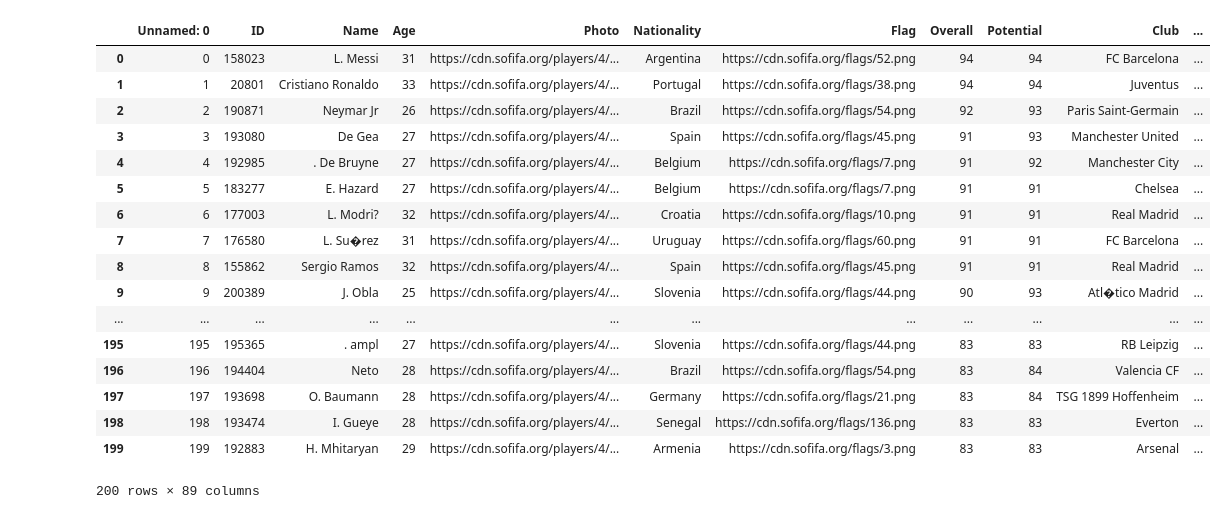
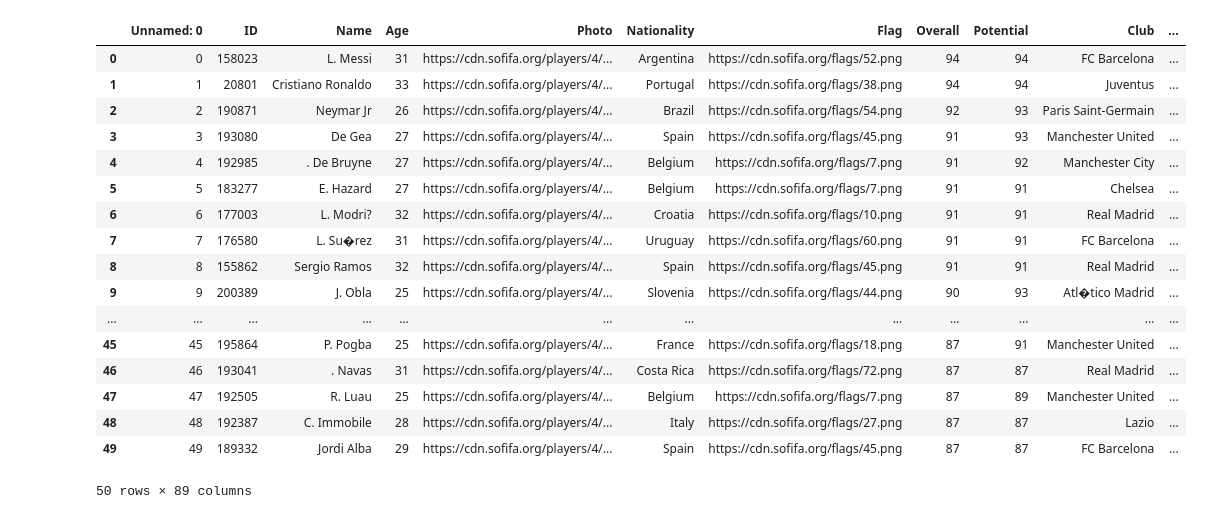
Before and after one commit to praneeth7894/Projects, a Jupyter notebook: Fifa19/Fifa19.ipynb, the cells around one changed output. Saved outputs shown, nothing was run; the diff lists cells and outputs as text; code cells hidden in the pictures.

```diff
--- a/Fifa19/Fifa19.ipynb
+++ b/Fifa19/Fifa19.ipynb
@@ -6,26 +7,26 @@ import statsmodels.api as sm
 import seaborn
 seaborn.set()
 # %%
-raw_data=pd.read_csv('fifa19.csv',nrows=200)
+raw_data=pd.read_csv('fifa19.csv',nrows=50)
 raw_data#Contains all data
 # %% [output]
 |  | Unnamed: 0 | ID | Name | Age | Photo | Nationality | Flag | Overall | Potential | Club | ... |
 | 0 | 0 | 158023 | L. Messi | 31 | https://cdn.sofifa.org/players/4/... | Argentina | https://cdn.sofifa.org/flags/52.png | 94 | 94 | FC Barcelona | ... |
 | 1 | 1 | 20801 | Cristiano Ronaldo | 33 | https://cdn.sofifa.org/players/4/... | Portugal | https://cdn.sofifa.org/flags/38.png | 94 | 94 | Juventus | ... |
 | 2 | 2 | 190871 | Neymar Jr | 26 | https://cdn.sofifa.org/players/4/... | Brazil | https://cdn.sofifa.org/flags/54.png | 92 | 93 | Paris Saint-Germain | ... |
 | 3 | 3 | 193080 | De Gea | 27 | https://cdn.sofifa.org/players/4/... | Spain | https://cdn.sofifa.org/flags/45.png | 91 | 93 | Manchester United | ... |
 | 4 | 4 | 192985 | . De Bruyne | 27 | https://cdn.sofifa.org/players/4/... | Belgium | https://cdn.sofifa.org/flags/7.png | 91 | 92 | Manchester City | ... |
 | 5 | 5 | 183277 | E. Hazard | 27 | https://cdn.sofifa.org/players/4/... | Belgium | https://cdn.sofifa.org/flags/7.png | 91 | 91 | Chelsea | ... |
 | 6 | 6 | 177003 | L. Modri? | 32 | https://cdn.sofifa.org/players/4/... | Croatia | https://cdn.sofifa.org/flags/10.png | 91 | 91 | Real Madrid | ... |
 | 7 | 7 | 176580 | L. Su�rez | 31 | https://cdn.sofifa.org/players/4/... | Uruguay | https://cdn.sofifa.org/flags/60.png | 91 | 91 | FC Barcelona | ... |
 | 8 | 8 | 155862 | Sergio Ramos | 32 | https://cdn.sofifa.org/players/4/... | Spain | https://cdn.sofifa.org/flags/45.png | 91 | 91 | Real Madrid | ... |
 | 9 | 9 | 200389 | J. Obla | 25 | https://cdn.sofifa.org/players/4/... | Slovenia | https://cdn.sofifa.org/flags/44.png | 90 | 93 | Atl�tico Madrid | ... |
 | ... | ... | ... | ... | ... | ... | ... | ... | ... | ... | ... | ... |
-| 195 | 195 | 195365 | . ampl | 27 | https://cdn.sofifa.org/players/4/... | Slovenia | https://cdn.sofifa.org/flags/44.png | 83 | 83 | RB Leipzig | ... |
-| 196 | 196 | 194404 | Neto | 28 | https://cdn.sofifa.org/players/4/... | Brazil | https://cdn.sofifa.org/flags/54.png | 83 | 84 | Valencia CF | ... |
-| 197 | 197 | 193698 | O. Baumann | 28 | https://cdn.sofifa.org/players/4/... | Germany | https://cdn.sofifa.org/flags/21.png | 83 | 84 | TSG 1899 Hoffenheim | ... |
-| 198 | 198 | 193474 | I. Gueye | 28 | https://cdn.sofifa.org/players/4/... | Senegal | https://cdn.sofifa.org/flags/136.png | 83 | 83 | Everton | ... |
-| 199 | 199 | 192883 | H. Mhitaryan | 29 | https://cdn.sofifa.org/players/4/... | Armenia | https://cdn.sofifa.org/flags/3.png | 83 | 83 | Arsenal | ... |
+| 45 | 45 | 195864 | P. Pogba | 25 | https://cdn.sofifa.org/players/4/... | France | https://cdn.sofifa.org/flags/18.png | 87 | 91 | Manchester United | ... |
+| 46 | 46 | 193041 | . Navas | 31 | https://cdn.sofifa.org/players/4/... | Costa Rica | https://cdn.sofifa.org/flags/72.png | 87 | 87 | Real Madrid | ... |
+| 47 | 47 | 192505 | R. Luau | 25 | https://cdn.sofifa.org/players/4/... | Belgium | https://cdn.sofifa.org/flags/7.png | 87 | 89 | Manchester United | ... |
+| 48 | 48 | 192387 | C. Immobile | 28 | https://cdn.sofifa.org/players/4/... | Italy | https://cdn.sofifa.org/flags/27.png | 87 | 87 | Lazio | ... |
+| 49 | 49 | 189332 | Jordi Alba | 29 | https://cdn.sofifa.org/players/4/... | Spain | https://cdn.sofifa.org/flags/45.png | 87 | 87 | FC Barcelona | ... |
-200 rows × 89 columns
+50 rows × 89 columns
 # %%
 y=raw_data['Wage']
```
Also changed, not shown: parts of 7 cells of this notebook.
